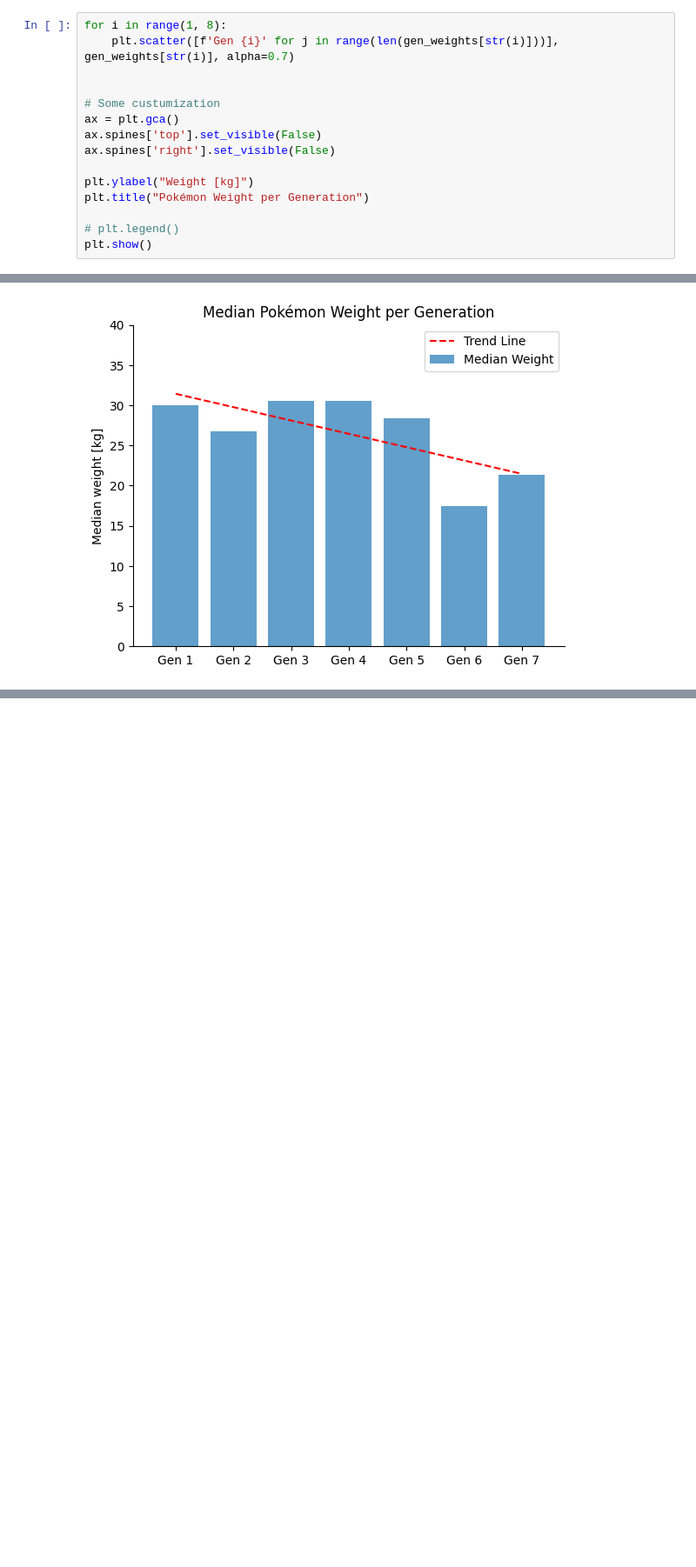
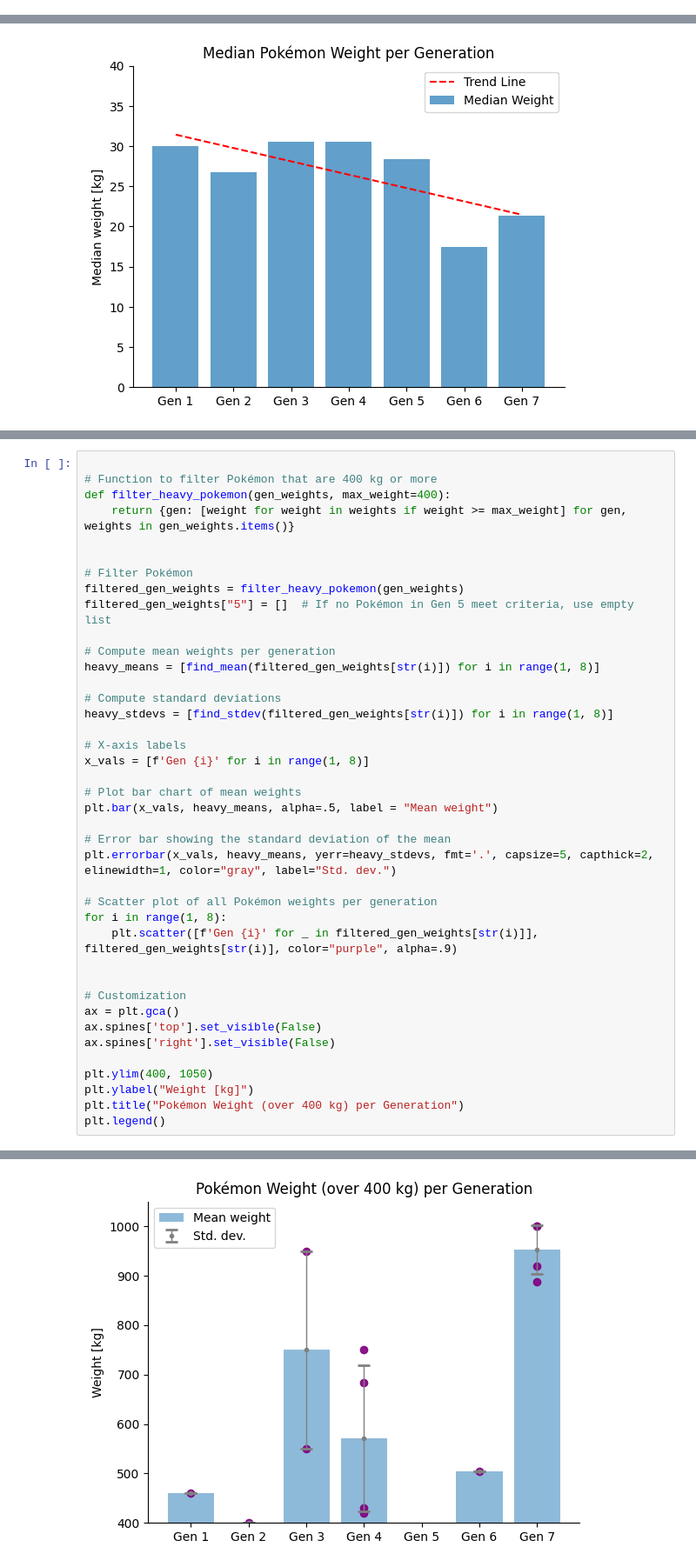
Before and after one commit to ylvao/HEL-8048, a Jupyter notebook: exam.ipynb, the cells around one changed output, grey strips where cells are left out. Shown: that part at 87% size. Saved outputs shown, nothing was run; the diff lists cells and outputs as text; blank space fills up the shorter version.

```diff
--- a/exam.ipynb
+++ b/exam.ipynb
@@ -74,15 +110,0 @@ plt.show()
-# %%
-for i in range(1, 8):
-    plt.scatter([f'Gen {i}' for j in range(len(gen_weights[str(i)]))], gen_weights[str(i)], alpha=0.7)
-
-
-# Some custumization
-ax = plt.gca()
-ax.spines['top'].set_visible(False)
-ax.spines['right'].set_visible(False)
-
-plt.ylabel("Weight [kg]")
-plt.title("Pokémon Weight per Generation")
-
-# plt.legend()
-plt.show()
@@ -140,0 +165,41 @@ Look at median, scatter everything, type number (ranges)
+# %%
+
+# Function to filter Pokémon that are 400 kg or more
+def filter_heavy_pokemon(gen_weights, max_weight=400):
+    return {gen: [weight for weight in weights if weight >= max_weight] for gen, weights in gen_weights.items()}
+
+
+# Filter Pokémon
+filtered_gen_weights = filter_heavy_pokemon(gen_weights)
+filtered_gen_weights["5"] = []  # If no Pokémon in Gen 5 meet criteria, use empty list
+
+# Compute mean weights per generation
+heavy_means = [find_mean(filtered_gen_weights[str(i)]) for i in range(1, 8)]
+
+# Compute standard deviations
+heavy_stdevs = [find_stdev(filtered_gen_weights[str(i)]) for i in range(1, 8)]
+
+# X-axis labels
+x_vals = [f'Gen {i}' for i in range(1, 8)]
+
+# Plot bar chart of mean weights
+plt.bar(x_vals, heavy_means, alpha=.5, label = "Mean weight")
+
+# Error bar showing the standard deviation of the mean
+plt.errorbar(x_vals, heavy_means, yerr=heavy_stdevs, fmt='.', capsize=5, capthick=2, elinewidth=1, color="gray", label="Std. dev.")
+
+# Scatter plot of all Pokémon weights per generation
+for i in range(1, 8):
+    plt.scatter([f'Gen {i}' for _ in filtered_gen_weights[str(i)]], filtered_gen_weights[str(i)], color="purple", alpha=.9)
+
+
+# Customization
+ax = plt.gca()
+ax.spines['top'].set_visible(False)
+ax.spines['right'].set_visible(False)
+
+plt.ylim(400, 1050)
+plt.ylabel("Weight [kg]")
+plt.title("Pokémon Weight (over 400 kg) per Generation")
+plt.legend()
+# %% [output]
@@ -140,0 +207 @@ Look at median, scatter everything, type number (ranges)
+[figure, added]
```
Also changed, not shown: parts of 18 cells of this notebook.
